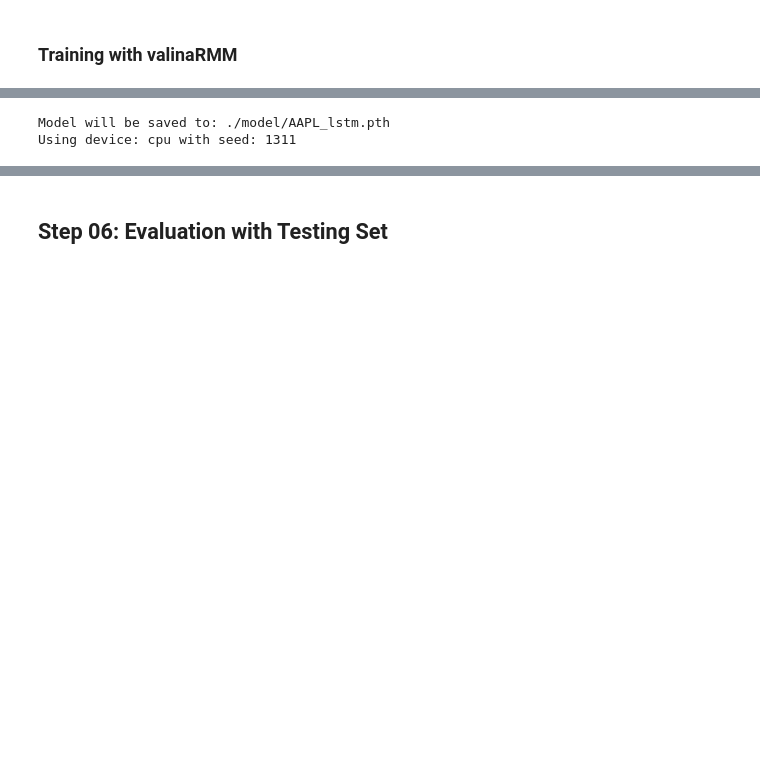
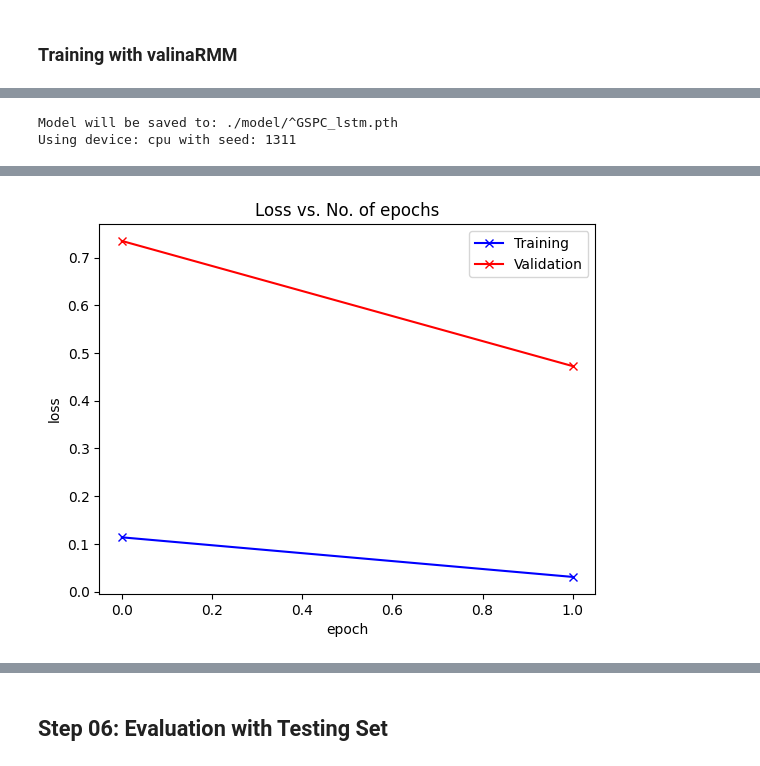
Before and after one commit to possakorn/UoA_DL_2023_3_PK, a Jupyter notebook: assignment03/Assignment03_v0.0.3.ipynb, the cells around one changed output, grey strips where cells are left out. Cells and saved outputs as stored; diff of their text form; code cells hidden in the pictures; blank space fills up the shorter version.

```diff
--- a/assignment03/Assignment03_v0.0.3.ipynb
+++ b/assignment03/Assignment03_v0.0.3.ipynb
@@ -766,12 +772,14 @@ model_name = 'lstm'
 model = get_model(model_name, model_params)
 
 # optimizer and loss
-# optimizer = optim.SGD(model.parameters(), lr=0.0001, momentum=0.9, weight_decay=0.001)
+# optimizer = optim.SGD(model.parameters(), lr=learning_rate, momentum=momentum, weight_decay=weight_decay)
 optimizer = torch.optim.Adam(model.parameters(),lr=learning_rate, weight_decay=weight_decay)
 criterion = nn.MSELoss()
 
-from torch.optim.lr_scheduler import CosineAnnealingLR
-scheduler = CosineAnnealingLR(optimizer, T_max=50, eta_min=0)
+from torch.optim.lr_scheduler import CosineAnnealingLR, ExponentialLR
+# scheduler = CosineAnnealingLR(optimizer, T_max=50, eta_min=0)
+scheduler = ExponentialLR(optimizer, gamma=0.95)
+
 
 
 lstm_results = train_network(model,
@@ -788,5 +796,5 @@ lstm_results = train_network(model,
                             )
 plot_loss(lstm_results['train_loss'], lstm_results['val_loss'])
 # %% [output]
-Model will be saved to: ./model/AAPL_lstm.pth
+Model will be saved to: ./model/^GSPC_lstm.pth
 Using device: cpu with seed: 1311
@@ -797,3 +809,4 @@ Error:
+[figure, added]
 # %%
 # model selection
 model_name = 'gru'
```
Also changed, not shown: parts of 12 cells of this notebook.
